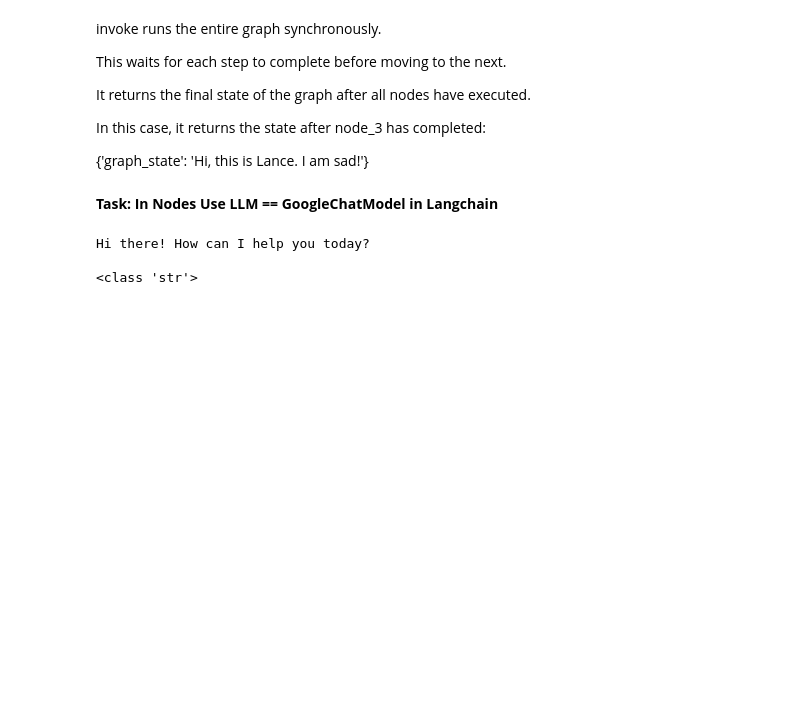
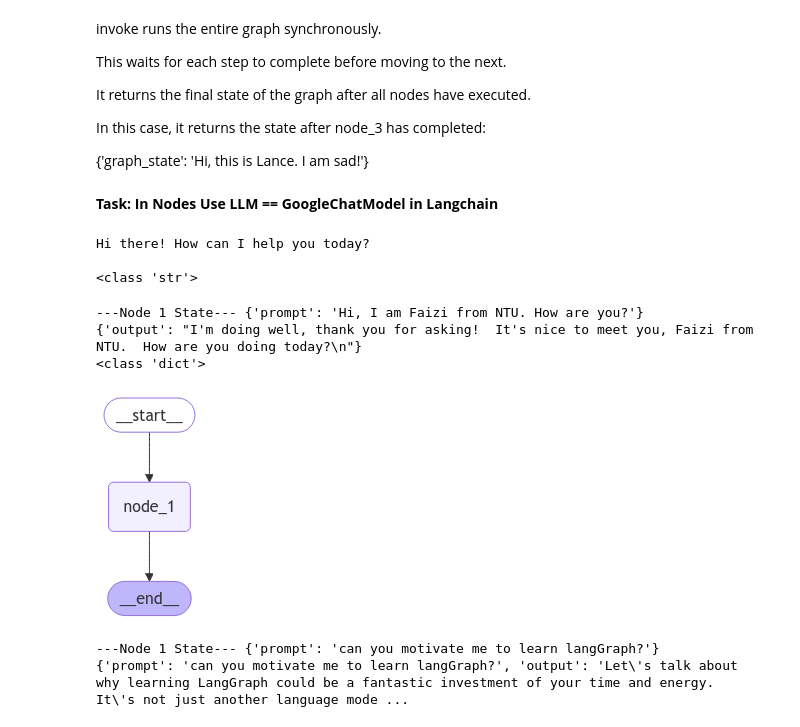
Before and after one commit to Afzalfaizi/LangGraph, a Jupyter notebook: module_1_node.ipynb, the cells around one changed output. Drawn from its saved outputs; the diff is of its cells as text; code cells hidden in the pictures; blank space fills up the shorter version.

Commit message:
Learning LangGraph Module_01 (State, Node & Edges)

```diff
--- a/module_1_node.ipynb
+++ b/module_1_node.ipynb
@@ -183,3 +183,44 @@ from typing_extensions import TypedDict
 class FirstLLMAgentCall(TypedDict):
     prompt: str
     output: str
+# %%
+def node_1(state: FirstLLMAgentCall) -> FirstLLMAgentCall:
+    print("---Node 1 State---", state)
+    prompt = state["prompt"]
+    ai_msg: AIMessage = llm.invoke(prompt)
+    return {"output": ai_msg.content}
+# %%
+faizi_greet_message = node_1(FirstLLMAgentCall(prompt="Hi, I am Faizi from NTU. How are you?"))
+print(faizi_greet_message)
+print(type(faizi_greet_message))
+# %% [output]
+---Node 1 State--- {'prompt': 'Hi, I am Faizi from NTU. How are you?'}
+{'output': "I'm doing well, thank you for asking!  It's nice to meet you, Faizi from NTU.  How are you doing today?\n"}
+<class 'dict'>
+# %%
+from IPython.display import Image, display_html
+from langgraph.graph import StateGraph, START, END
+from langgraph.graph.state import CompiledStateGraph
+
+builder: StateGraph = StateGraph(state_schema=FirstLLMAgentCall)
+
+# Define Nodes
+builder.add_node("node_1", node_1)
+
+# Simples Edges Logic
+builder.add_edge(START, "node_1")
+builder.add_edge("node_1", END)
+
+# Compile Graph
+graph: CompiledStateGraph = builder.compile()
+# %%
+# View
+display(Image(graph.get_graph().draw_mermaid_png()))
+# %% [output]
+[figure, added]
+# %%
+result = graph.invoke({"prompt": "can you motivate me to learn langGraph?"})
+print(result)
+# %% [output]
+---Node 1 State--- {'prompt': 'can you motivate me to learn langGraph?'}
+{'prompt': 'can you motivate me to learn langGraph?', 'output': 'Let\'s talk about why learning LangGraph could be a fantastic investment of your time and energy.  It\'s not just another language mode ...
```
